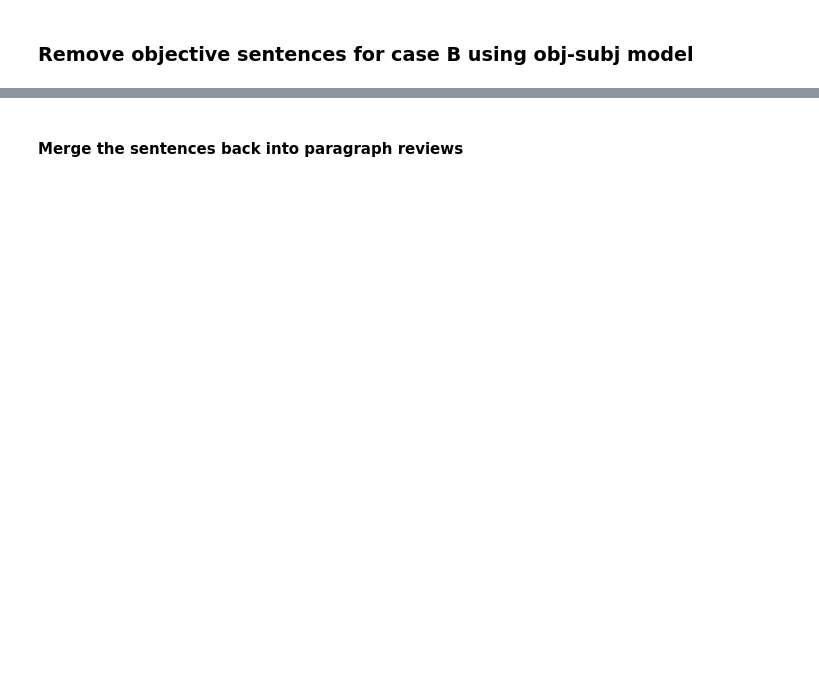
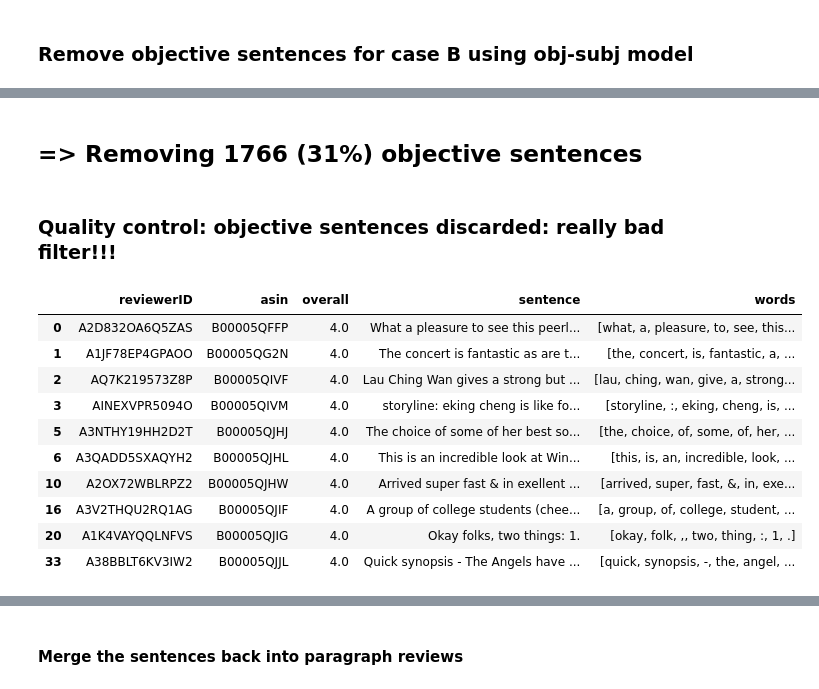
Before and after one commit to j-gd/movie_mood, a Jupyter notebook: src/ab_testing_dev/B_testing.ipynb, the cells around one changed output, grey strips where cells are left out. Saved outputs shown, nothing was run; the diff lists cells and outputs as text; code cells hidden in the pictures; blank space fills up the shorter version.

```diff
--- a/src/ab_testing_dev/B_testing.ipynb
+++ b/src/ab_testing_dev/B_testing.ipynb
@@ -425,0 +440,2 @@ sentences.head(3)
+# %%
+obj_X = obj_tfidf.transform(sentences['sentence']).todense()
@@ -425,0 +448,10 @@ sentences.head(3)
+# %%
+N_TREES = 100
+LEARN_RATE = 0.1
+MIN_IN_LEAF = 10
+pickle_in = open(obj_model_path + 'GBC_300_0.5_5.pkl', 'rb')
+obj_model = pickle.load(pickle_in)
+# %%
+y_test = obj_model.predict(obj_X)
+print(len(y_test))
+y_test[:10]
@@ -452,4 +463 @@ gb_model = pickle.load(pickle_in)
-# %%
-y_test = gb_model.predict(sentences_tfidf)
-len(y_test)
 # %%
@@ -460,2 +465,25 @@ display(Markdown('### Removing {} objective sentences'
+# %%
+diff = len(y_test) - len(subjective_sentences)
+
+display(Markdown('## => Removing {0} ({1:.0%}) objective sentences'
+                 .format(diff, diff/len(y_test))))
+# %% [output]
+## => Removing 1766 (31%) objective sentences
+# %% [markdown]
+### Quality control: objective sentences discarded: really bad filter!!!
+# %%
+sentences[y_test == 0][:10]
+# %% [output]
+|  | reviewerID | asin | overall | sentence | words |
+| 0 | A2D832OA6Q5ZAS | B00005QFFP | 4.0 | What a pleasure to see this peerl... | [what, a, pleasure, to, see, this... |
+| 1 | A1JF78EP4GPAOO | B00005QG2N | 4.0 | The concert is fantastic as are t... | [the, concert, is, fantastic, a, ... |
+| 2 | AQ7K219573Z8P | B00005QIVF | 4.0 | Lau Ching Wan gives a strong but ... | [lau, ching, wan, give, a, strong... |
+| 3 | AINEXVPR5094O | B00005QIVM | 4.0 | storyline: eking cheng is like fo... | [storyline, :, eking, cheng, is, ... |
+| 5 | A3NTHY19HH2D2T | B00005QJHJ | 4.0 | The choice of some of her best so... | [the, choice, of, some, of, her, ... |
+| 6 | A3QADD5SXAQYH2 | B00005QJHL | 4.0 | This is an incredible look at Win... | [this, is, an, incredible, look, ... |
+| 10 | A2OX72WBLRPZ2 | B00005QJHW | 4.0 | Arrived super fast & in exellent ... | [arrived, super, fast, &, in, exe... |
+| 16 | A3V2THQU2RQ1AG | B00005QJIF | 4.0 | A group of college students (chee... | [a, group, of, college, student, ... |
+| 20 | A1K4VAYQQLNFVS | B00005QJIG | 4.0 | Okay folks, two things: 1. | [okay, folk, ,, two, thing, :, 1, .] |
+| 33 | A38BBLT6KV3IW2 | B00005QJJL | 4.0 | Quick synopsis - The Angels have ... | [quick, synopsis, -, the, angel, ... |
 # %%
 subjective_sentences.head(2)
```
Also changed, not shown: parts of 36 cells of this notebook, 2 other files.
